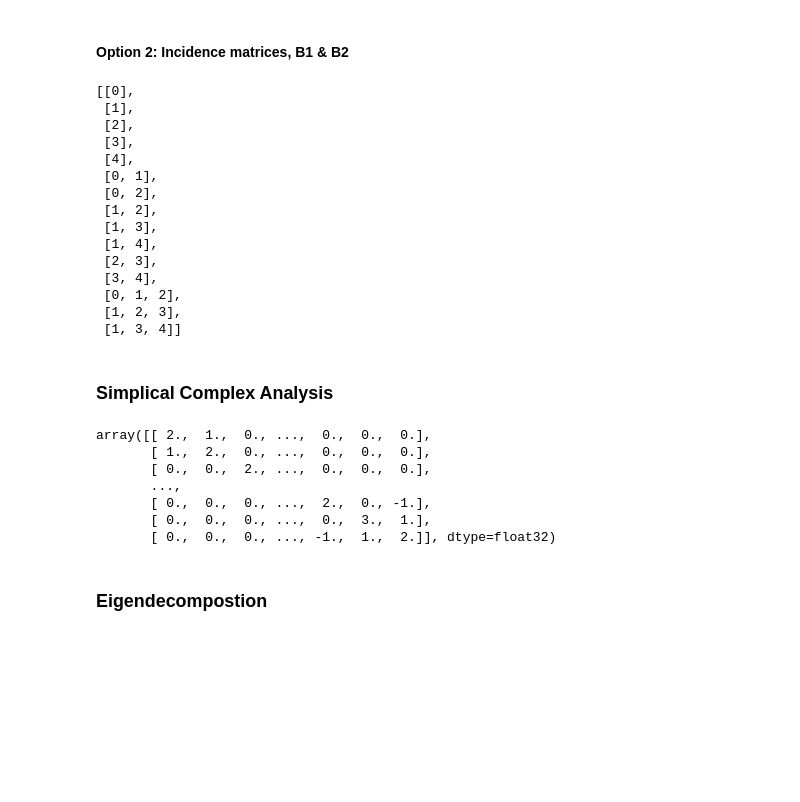
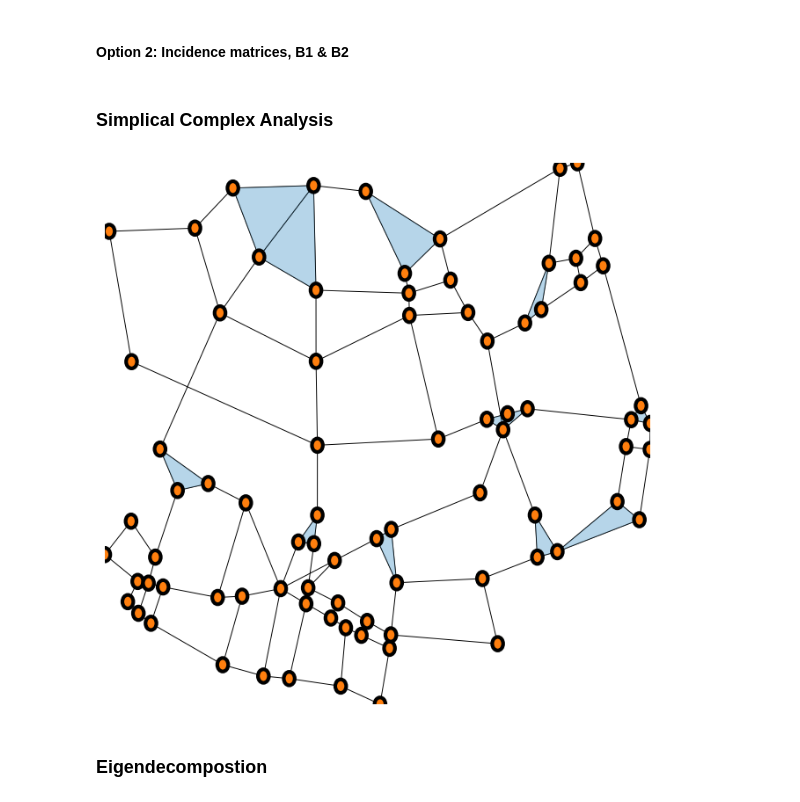
Before and after one commit to irtazahashmi/pytspl, a Jupyter notebook: playground.ipynb, the cells around one changed output. Drawn from its saved outputs; the diff is of its cells as text; code cells hidden in the pictures; blank space fills up the shorter version.

Commit message:
Implemented method to extract coordinates for graphs.

```diff
--- a/playground.ipynb
+++ b/playground.ipynb
@@ -11,7 +11,7 @@ data_folder = 'data/london_street'
 # read csv
 filename = data_folder + '/LondonEdges.csv'
 G = GraphDataReader.read_csv(filename=filename, delimeter=" ", src_col='Source', dest_col='Target', weight_col='distance')
-simplices = G.simplicies
+simplices = G.simplicies(conditional_triangles=False)
 simplices
 # %% [output]
 [[3],
@@ -31,3 +31,6 @@ simplices
  [19, 22, 29],
  [63, 68, 67],
  [80, 78, 82]]
+# %%
+coordinates = GraphDataReader.get_coordinates(filename=data_folder + '/LondonNodes.csv', node_id_col="Id", x_col='X', y_col='Y')
+coordinates
@@ -35,44 +56,19 @@ simplices
 #### Option 2: Incidence matrices, B1 & B2
 # %%
 # read B1, B2
-B1_filename = f'{data_folder}/B1.csv'
-B2_filename = f'{data_folder}/B2.csv'
-G = GraphDataReader.read_incidence_matrix(B1_filename, B2_filename)
-simplices = G.simplicies
-simplices
+#B1_filename = f'{data_folder}/B1.csv'
+#B2_filename = f'{data_folder}/B2.csv'
+#G = GraphDataReader.read_incidence_matrix(B1_filename, B2_filename)
+#simplices = G.simplicies
+#simplices
-# %% [output]
-[[0],
- [1],
- [2],
- [3],
- [4],
- [0, 1],
- [0, 2],
- [1, 2],
- [1, 3],
- [1, 4],
- [2, 3],
- [3, 4],
- [0, 1, 2],
- [1, 2, 3],
- [1, 3, 4]]
 # %% [markdown]
 ### Simplical Complex Analysis
 # %%
 from sclibrary.simplicial_complex import SimplicialComplexNetwork
 
-sc = SimplicialComplexNetwork(simplices, pos=None)
-L1 = sc.hodge_laplacian_matrix(rank=1)
-L1L = sc.lower_laplacian_matrix(rank=1)
-L1U = sc.upper_laplacian_matrix(rank=1)
-L1
+sc = SimplicialComplexNetwork(simplices=simplices, pos=coordinates)
+sc.draw_2d()
 # %% [output]
-array([[ 2.,  1.,  0., ...,  0.,  0.,  0.],
-       [ 1.,  2.,  0., ...,  0.,  0.,  0.],
-       [ 0.,  0.,  2., ...,  0.,  0.,  0.],
-       ...,
-       [ 0.,  0.,  0., ...,  2.,  0., -1.],
-       [ 0.,  0.,  0., ...,  0.,  3.,  1.],
-       [ 0.,  0.,  0., ..., -1.,  1.,  2.]], dtype=float32)
+[figure, added]
 # %% [markdown]
 ### Eigendecompostion
```
Also changed, not shown: parts of 3 cells of this notebook, 6 other files.
